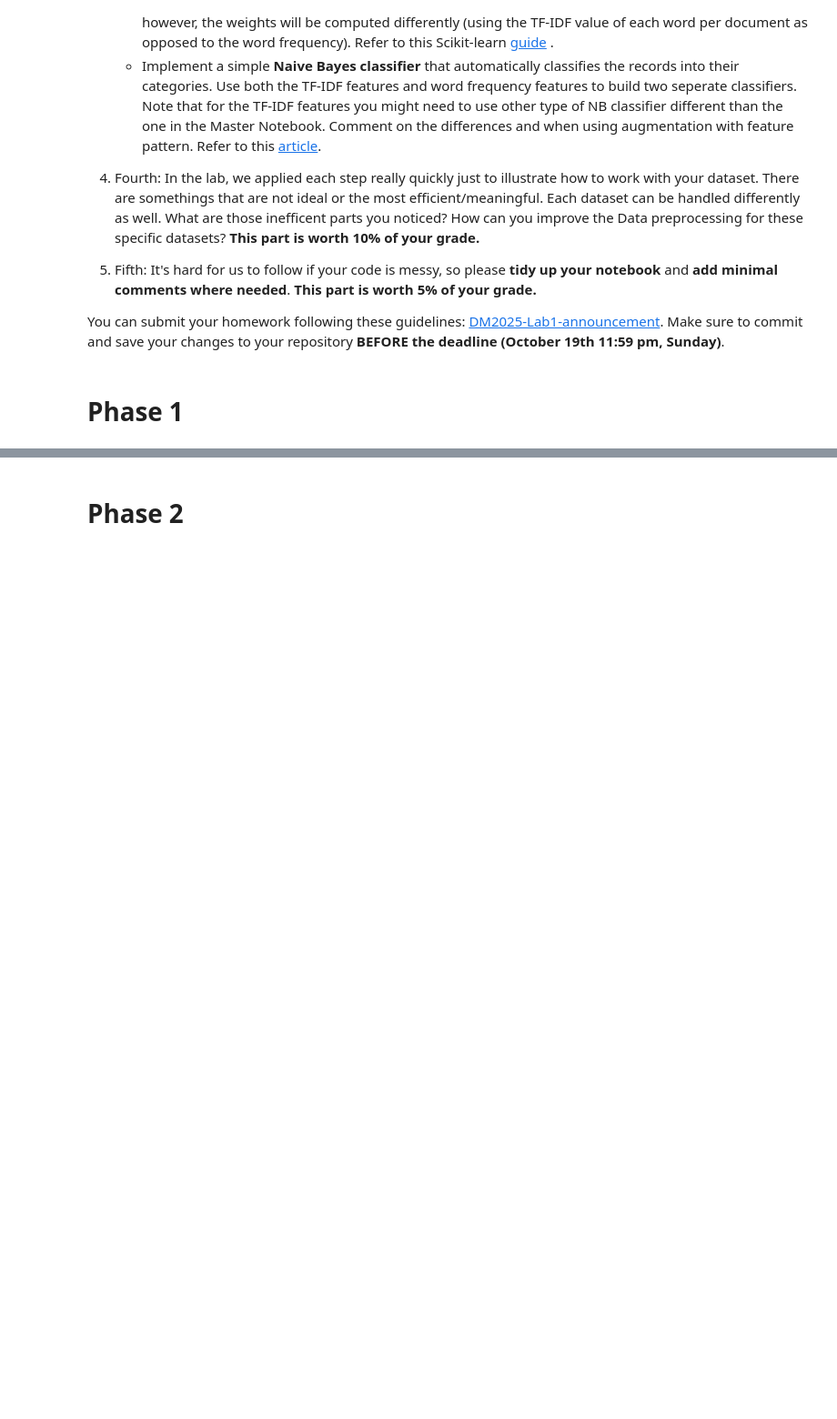
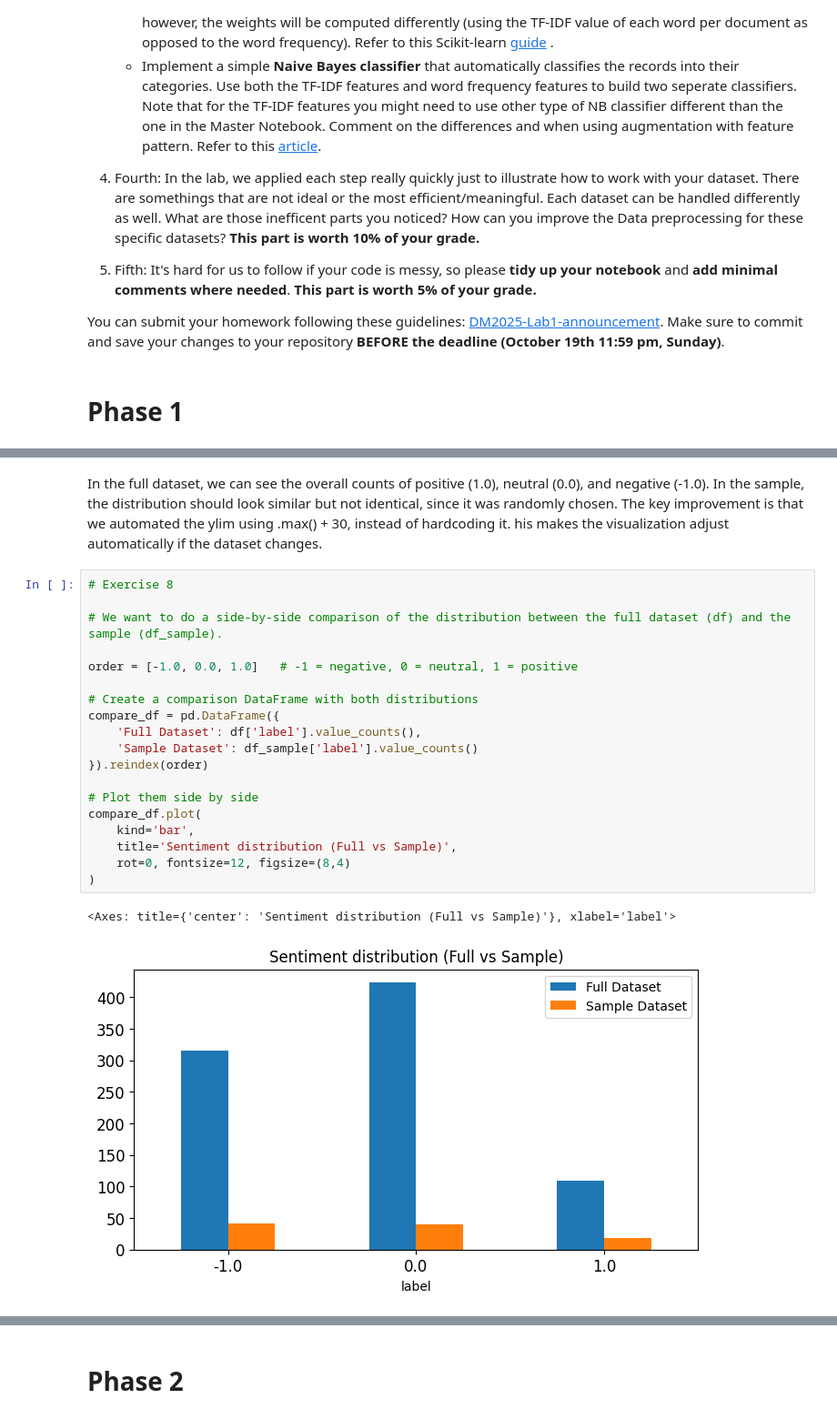
Before and after one commit to viajati/DM2025-Lab1-Exercise, a Jupyter notebook: DM2025-Lab1-Homework.ipynb, the cells around one changed output, grey strips where cells are left out. Shown: that part at 91% size. Cells and saved outputs as stored; diff of their text form; blank space fills up the shorter version.

```diff
--- a/DM2025-Lab1-Homework.ipynb
+++ b/DM2025-Lab1-Homework.ipynb
@@ -62,0 +308,24 @@ You can submit your homework following these guidelines: [DM2025-Lab1-announceme
+# %% [markdown]
+In the full dataset, we can see the overall counts of positive (1.0), neutral (0.0), and negative (-1.0). In the sample, the distribution should look similar but not identical, since it was randomly chosen. The key improvement is that we automated the ylim using .max() + 30, instead of hardcoding it. his makes the visualization adjust automatically if the dataset changes.
+# %%
+# Exercise 8
+
+# We want to do a side-by-side comparison of the distribution between the full dataset (df) and the sample (df_sample).
+
+order = [-1.0, 0.0, 1.0]   # -1 = negative, 0 = neutral, 1 = positive
+
+# Create a comparison DataFrame with both distributions
+compare_df = pd.DataFrame({
+    'Full Dataset': df['label'].value_counts(),
+    'Sample Dataset': df_sample['label'].value_counts()
+}).reindex(order)
+
+# Plot them side by side
+compare_df.plot(
+    kind='bar',
+    title='Sentiment distribution (Full vs Sample)',
+    rot=0, fontsize=12, figsize=(8,4)
+)
+# %% [output]
+<Axes: title={'center': 'Sentiment distribution (Full vs Sample)'}, xlabel='label'>
+[figure, added]
```
Also changed, not shown: parts of 19 cells of this notebook.
